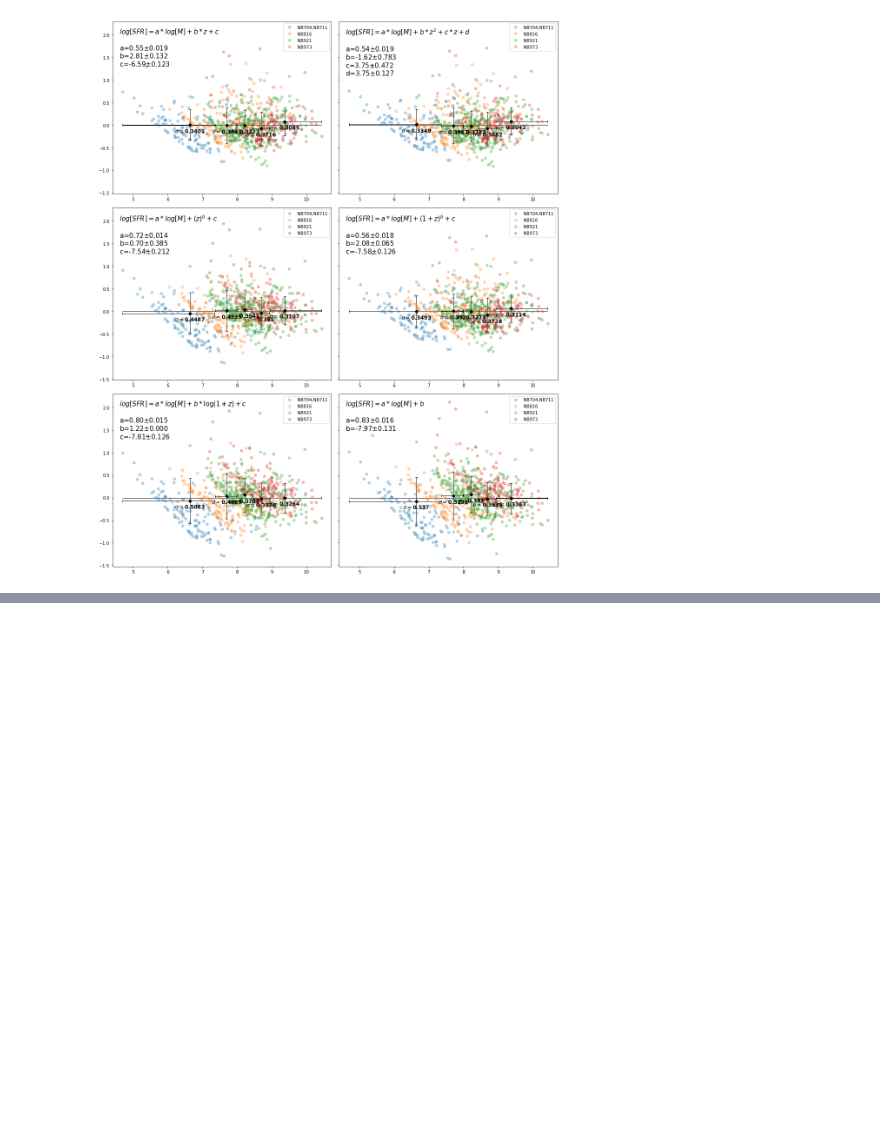
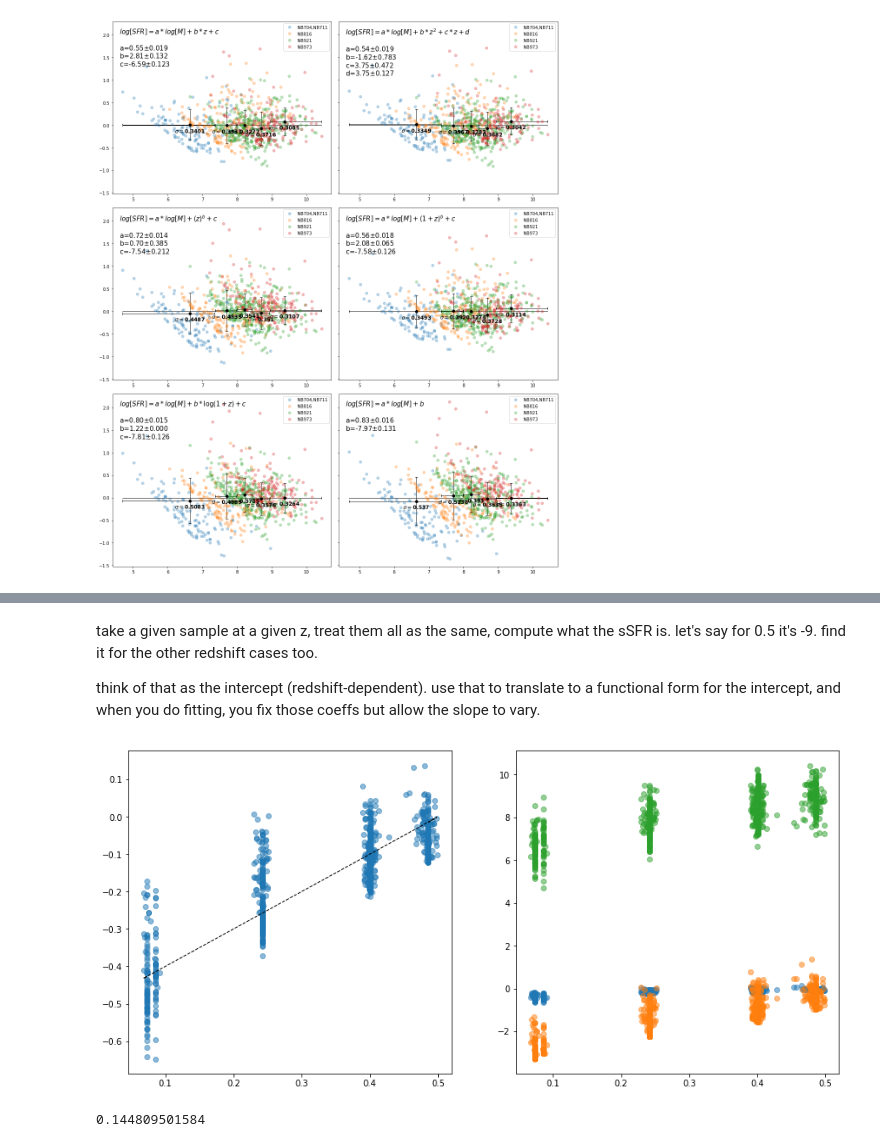
Before and after one commit to kaitshin/LowM_MainSequence, a Jupyter notebook: redshift_dependency.ipynb, the cells around one changed output, grey strips where cells are left out. Cells and saved outputs as stored; diff of their text form; code cells hidden in the pictures; blank space fills up the shorter version.

```diff
--- a/redshift_dependency.ipynb
+++ b/redshift_dependency.ipynb
@@ -1037,0 +1054,4 @@ mean mass: 9.37 ('8.94', '10.43')
+# %% [markdown]
+take a given sample at a given z, treat them all as the same, compute what the sSFR is. let's say for 0.5 it's -9. find it for the other redshift cases too.
+
+think of that as the intercept (redshift-dependent). use that to translate to a functional form for the intercept, and when you do fitting, you fix those coeffs but allow the slope to vary.
@@ -1037,0 +1060,16 @@ mean mass: 9.37 ('8.94', '10.43')
+# %%
+f, ax = plt.subplots(1,2)
+ax[0].plot(zspec0, sfrs00/smass0, 'o', alpha=0.5)
+ax[0].plot(zspec0, zspec0-.5, 'k--')
+
+ax[1].plot(zspec0, sfrs00/smass0, 'o', alpha=0.5)
+ax[1].plot(zspec0, sfrs00, 'o', alpha=0.5)
+ax[1].plot(zspec0, smass0, 'o', alpha=0.5)
+
+f.set_size_inches(15,7)
+# %% [output]
+[figure, added]
+# %%
+print np.std(sfrs00/smass0)
+# %% [output]
+0.144809501584
```
Also changed, not shown: parts of 4 cells of this notebook.
